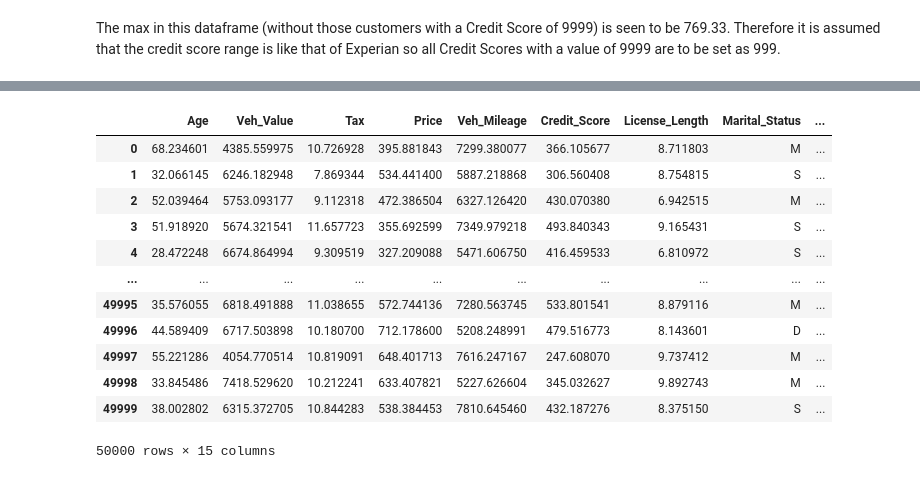
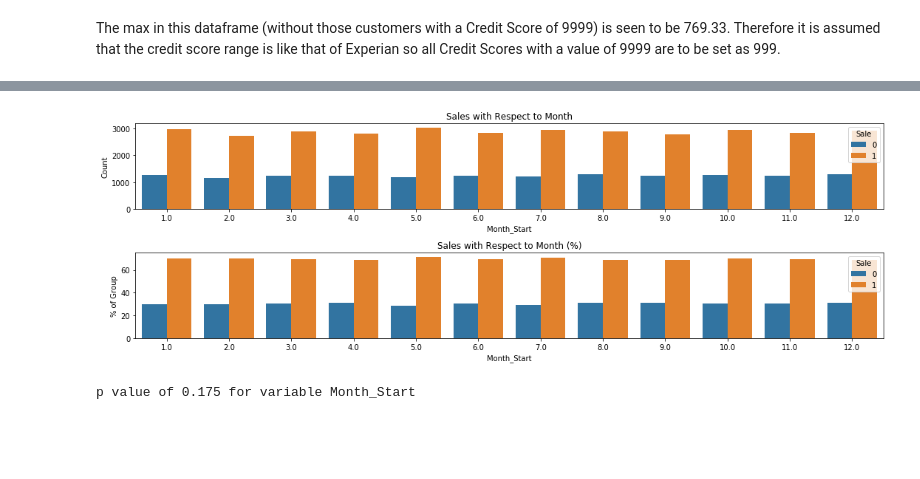
Before and after one commit to shaunmalti/hastings_direct, a Jupyter notebook: Notebook.ipynb, the cells around one changed output, grey strips where cells are left out. Saved outputs shown, nothing was run; the diff lists cells and outputs as text; code cells hidden in the pictures; blank space fills up the shorter version.

```diff
--- a/Notebook.ipynb
+++ b/Notebook.ipynb
@@ -230,19 +259,25 @@ target_mapping = {
     6: 'Sunday',
 }
 df.DayOfWeek_Start.replace(target_mapping, inplace=True)
-# %%
-df.groupby(['Year_Start'])
-# %% [output]
-|  | Age | Veh_Value | Tax | Price | Veh_Mileage | Credit_Score | License_Length | Marital_Status | ... |
-| 0 | 68.234601 | 4385.559975 | 10.726928 | 395.881843 | 7299.380077 | 366.105677 | 8.711803 | M | ... |
-| 1 | 32.066145 | 6246.182948 | 7.869344 | 534.441400 | 5887.218868 | 306.560408 | 8.754815 | S | ... |
-| 2 | 52.039464 | 5753.093177 | 9.112318 | 472.386504 | 6327.126420 | 430.070380 | 6.942515 | M | ... |
-| 3 | 51.918920 | 5674.321541 | 11.657723 | 355.692599 | 7349.979218 | 493.840343 | 9.165431 | S | ... |
-| 4 | 28.472248 | 6674.864994 | 9.309519 | 327.209088 | 5471.606750 | 416.459533 | 6.810972 | S | ... |
-| ... | ... | ... | ... | ... | ... | ... | ... | ... | ... |
-| 49995 | 35.576055 | 6818.491888 | 11.038655 | 572.744136 | 7280.563745 | 533.801541 | 8.879116 | M | ... |
-| 49996 | 44.589409 | 6717.503898 | 10.180700 | 712.178600 | 5208.248991 | 479.516773 | 8.143601 | D | ... |
-| 49997 | 55.221286 | 4054.770514 | 10.819091 | 648.401713 | 7616.247167 | 247.608070 | 9.737412 | M | ... |
-| 49998 | 33.845486 | 7418.529620 | 10.212241 | 633.407821 | 5227.626604 | 345.032627 | 9.892743 | M | ... |
-| 49999 | 38.002802 | 6315.372705 | 10.844283 | 538.384453 | 7810.645460 | 432.187276 | 8.375150 | S | ... |
-50000 rows × 15 columns
+# %%
+m_gp = df.groupby(['Month_Start', 'Sale']).size().reset_index(name='Count')
+fig = plt.figure(figsize=(15,5))
+plt.subplot(2,1,1)
+sns.barplot(x='Month_Start', y='Count', hue='Sale', data=m_gp)
+plt.title('Sales with Respect to Month')
+
+df_temp = df.groupby(['Month_Start', 'Sale']).size().reset_index(name='Count')
+df_temp2 = df_temp.groupby(['Month_Start', 'Sale']).agg({'Count': 'sum'})
+df_temp2 = df_temp2.groupby(level=0).apply(lambda x: 100 * x/float(x.sum())).reset_index()
+plt.subplot(2,1,2)
+ax = sns.barplot(x='Month_Start', y='Count', hue='Sale', data=df_temp2)
+plt.ylabel('% of Group')
+plt.title('Sales with Respect to Month (%)')
+plt.tight_layout()
+plt.show()
+# %% [output]
+[figure, added]
+# %%
+chi2_cat_test(df, 'Month_Start')
+# %% [output]
+p value of 0.175 for variable Month_Start
```
Also changed, not shown: parts of 40 cells of this notebook.
